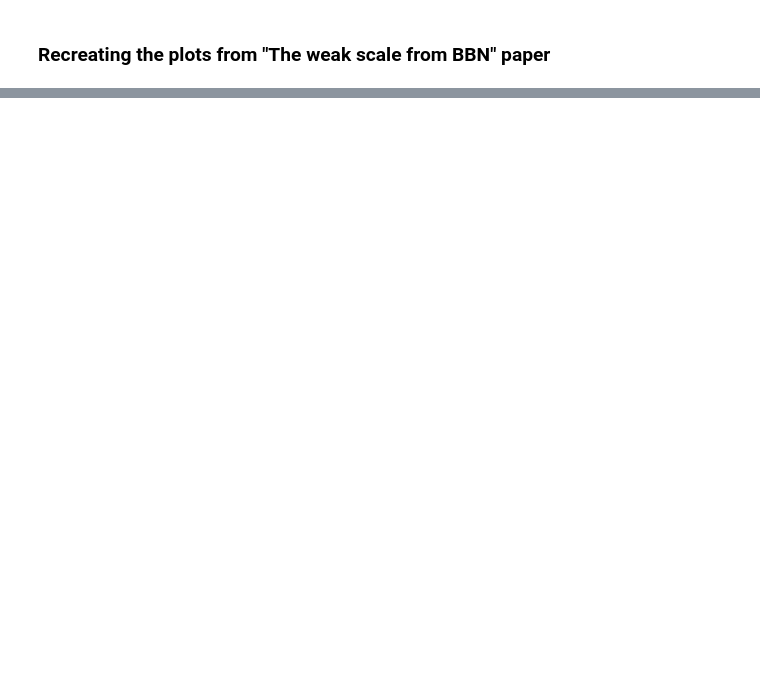
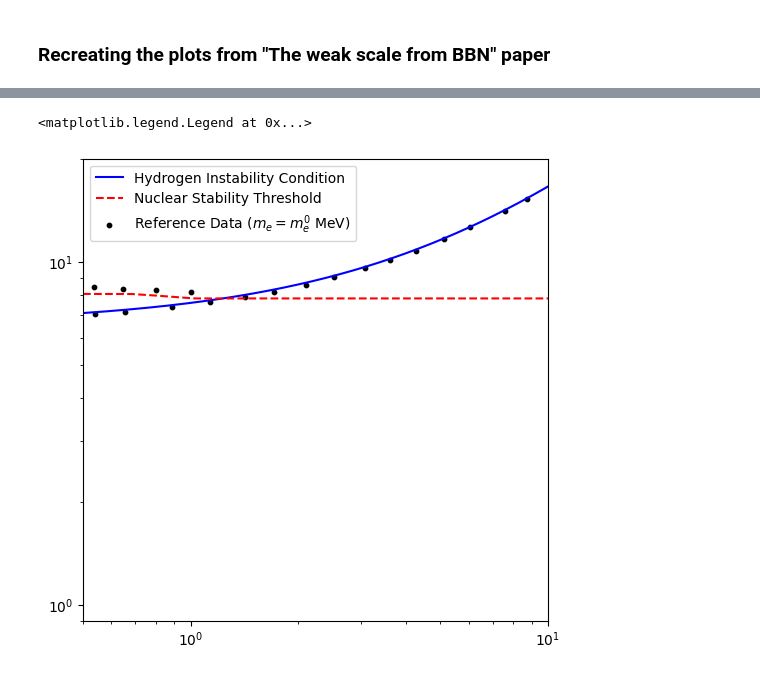
Before and after one commit to Booritth-Balaji/Dark-Matter-Thesis, a Jupyter notebook: Codes-and-Data/Weak-scale-BBN-recr.ipynb, the cells around one changed output, grey strips where cells are left out. Saved outputs shown, nothing was run; the diff lists cells and outputs as text; code cells hidden in the pictures; blank space fills up the shorter version.

```diff
--- a/Codes-and-Data/Weak-scale-BBN-recr.ipynb
+++ b/Codes-and-Data/Weak-scale-BBN-recr.ipynb
@@ -72,0 +131,26 @@ plt.ylim(0.9, 20)
+# %%
+# Plotting the data for m_u vs m_d for different m_e values
+
+m_e_ratio = 10   # One between 0, 1, 5 and 10
+
+m_e = m_e_ratio * m_e_0
+
+O16_stability_func = nuclear_stability_func(m_u, m_d, m_e = m_e)
+H_stability_func = hydrogen_stability_func(m_u, m_d, m_e = m_e)
+
+plt.figure(figsize=(6, 6))
+
+plt.plot(m_u, H_stability_func(m_u), label='Hydrogen Instability Condition', color='blue')
+plt.plot(m_u, O16_stability_func(m_u), 'r--', label='Nuclear Stability Threshold', color='red')
+
+plt.scatter(mu_md_ref[m_e_ratio][0], mu_md_ref[m_e_ratio][1], color='k', s=10, label=r'Reference Data ($m_e = m_e^0$ MeV)')
+
+plt.xscale('log')
+plt.yscale('log')
+plt.xlim(0.5, 10)
+plt.ylim(0.9, 20)
+
+plt.legend()
+# %% [output]
+<matplotlib.legend.Legend at 0x...>
+[figure, added]
```
Also changed, not shown: parts of 3 cells of this notebook, 4 other files.
